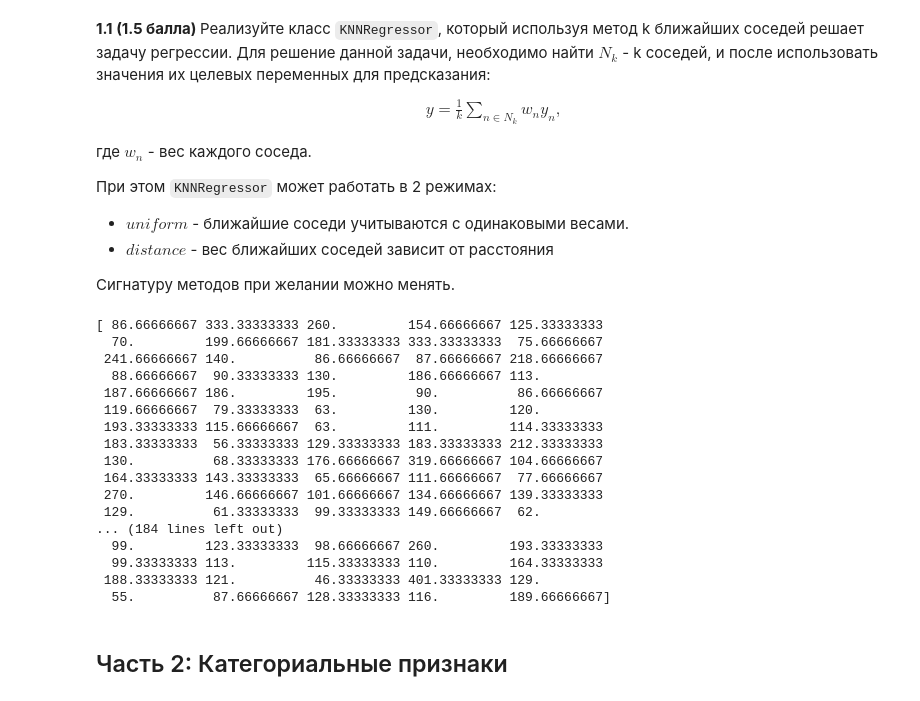
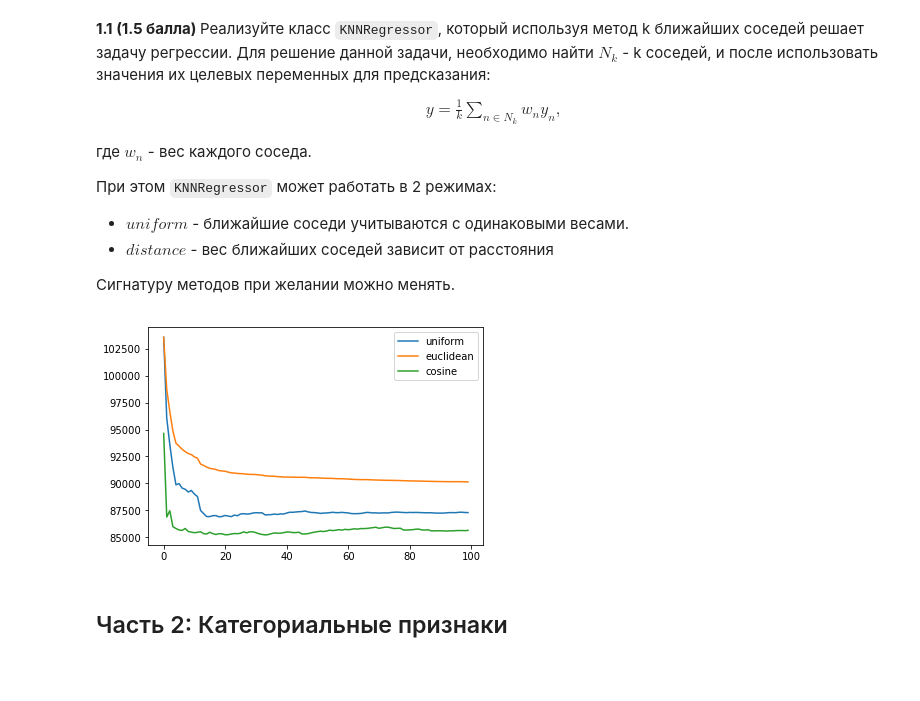
Before and after one commit to GHopperMSK/lmsu-homework, a Jupyter notebook: airbnb/homework-practice-02.ipynb, the cells around one changed output. Saved outputs shown, nothing was run; the diff lists cells and outputs as text; code cells hidden in the pictures; blank space fills up the shorter version.

```diff
--- a/airbnb/homework-practice-02.ipynb
+++ b/airbnb/homework-practice-02.ipynb
@@ -336,32 +336,36 @@ class KNNRegressor:
-# %%
-X_train1 = X_train[0:1000][numberCols].to_numpy()
-X_test1 = X_test[0:1000][numberCols].to_numpy()
-y_train1 = y_train[0:1000].to_numpy()[:,0]
-y_test1 = y_test[0:1000].to_numpy()[:,0]
-
-knnr = KNNRegressor(n_neighbors = 3, metric = 'euclidean', mode = 'uniform')
-knnr.fit(X_train1, y_train1)
-res = knnr.predict(X_test1)
-
-print(res)
-# %% [output]
-[ 86.66666667 333.33333333 260.         154.66666667 125.33333333
-  70.         199.66666667 181.33333333 333.33333333  75.66666667
- 241.66666667 140.          86.66666667  87.66666667 218.66666667
-  88.66666667  90.33333333 130.         186.66666667 113.
- 187.66666667 186.         195.          90.          86.66666667
- 119.66666667  79.33333333  63.         130.         120.
- 193.33333333 115.66666667  63.         111.         114.33333333
- 183.33333333  56.33333333 129.33333333 183.33333333 212.33333333
- 130.          68.33333333 176.66666667 319.66666667 104.66666667
- 164.33333333 143.33333333  65.66666667 111.66666667  77.66666667
- 270.         146.66666667 101.66666667 134.66666667 139.33333333
- 129.          61.33333333  99.33333333 149.66666667  62.
-... (184 lines left out)
-  99.         123.33333333  98.66666667 260.         193.33333333
-  99.33333333 113.         115.33333333 110.         164.33333333
- 188.33333333 121.          46.33333333 401.33333333 129.
-  55.          87.66666667 128.33333333 116.         189.66666667]
+# %%
+X_train1 = X_train[0:1000][numberCols].to_numpy()
+X_test1 = X_test[0:1000][numberCols].to_numpy()
+y_train1 = y_train[0:1000].to_numpy()[:,0]
+y_test1 = y_test[0:1000].to_numpy()[:,0]
+
+k_max = 100
+metrics_array = ['euclidean', 'cosine']
+res = np.zeros(k_max * len(metrics_array)).reshape(k_max, len(metrics_array))
+
+for m in range(len(metrics_array)):
+    for k in range(k_max):
+        knnr = KNNRegressor(n_neighbors = k + 1, metric = metrics_array[m], mode = 'distance')
+        knnr.fit(X_train1, y_train1)
+        res[k][m] = mean_squared_error(y_test1, knnr.predict(X_test1))
+
+# посчитаем ошибку для uniform режима
+res_u = np.zeros(k_max)
+for k in range(k_max):
+    knnr = KNNRegressor(n_neighbors = k + 1, metric = 'euclidean', mode = 'uniform')
+    knnr.fit(X_train1, y_train1)
+    res_u[k] = mean_squared_error(y_test1, knnr.predict(X_test1))
+
+# и добавим в наш массив результатов
+res_u = res_u.reshape(k_max,1)
+res = np.hstack((res_u, res))
+
+# отображение результата
+plt.plot(res)
+plt.legend(['uniform'] + metrics_array, loc='upper right')
+plt.show()
+# %% [output]
+[figure, added]
 # %% [markdown]
 ## Часть 2: Категориальные признаки
 # %% [markdown]
```
Also changed, not shown: parts of 7 cells of this notebook.
